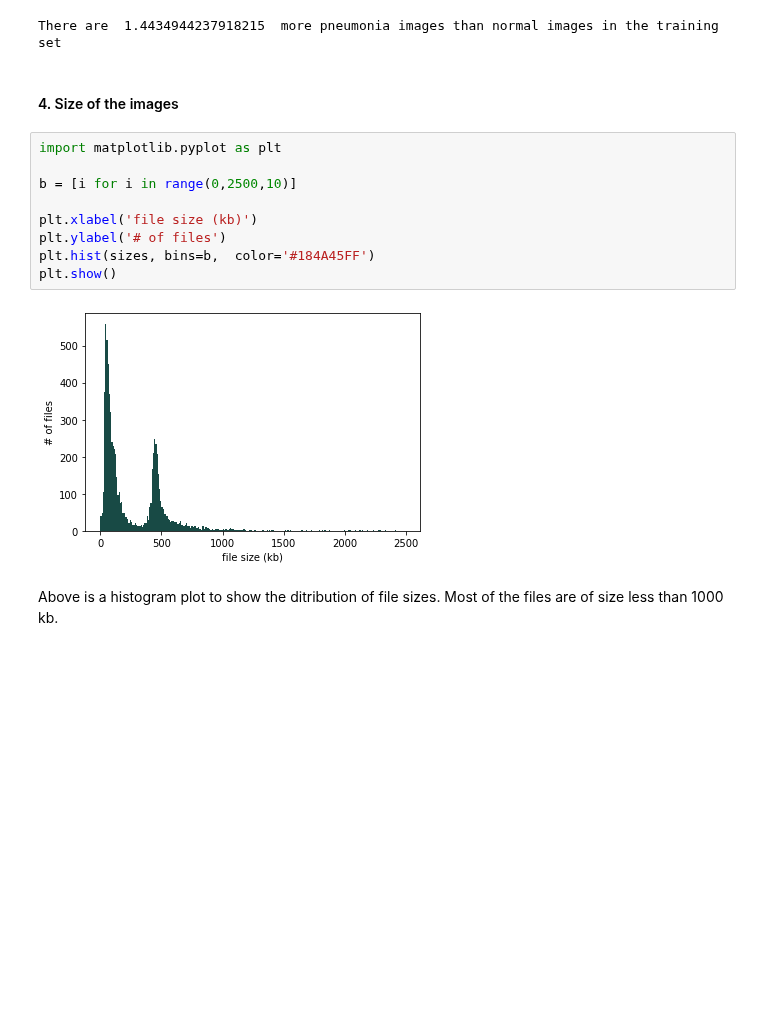
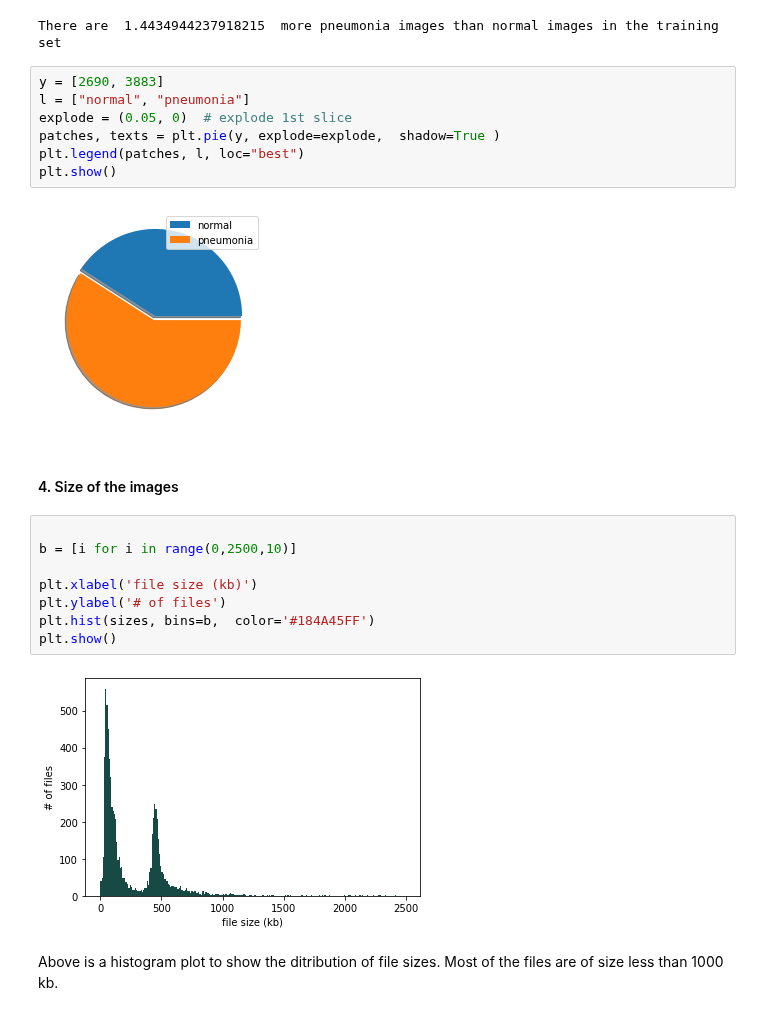
Before and after one commit to erotavlas/machine-learning, a Jupyter notebook: IBMAdvancedDataScience_Capstone/IBMAdvancedDataScience_Capstone_Incomplete.ipynb, the cells around one changed output. Drawn from its saved outputs; the diff is of its cells as text; blank space fills up the shorter version.

```diff
--- a/IBMAdvancedDataScience_Capstone/IBMAdvancedDataScience_Capstone_Incomplete.ipynb
+++ b/IBMAdvancedDataScience_Capstone/IBMAdvancedDataScience_Capstone_Incomplete.ipynb
@@ -205,10 +215,18 @@ len(pneumonia)
 print('There are ', len(pneumonia)/len(normal), ' more pneumonia images than normal images in the training set')
 # %% [output]
 There are  1.4434944237918215  more pneumonia images than normal images in the training set
+# %%
+y = [2690, 3883]
+l = ["normal", "pneumonia"]
+explode = (0.05, 0)  # explode 1st slice
+patches, texts = plt.pie(y, explode=explode,  shadow=True )
+plt.legend(patches, l, loc="best")
+plt.show()
+# %% [output]
+[figure, added]
 # %% [markdown]
 #### 4. Size of the images
 # %%
-import matplotlib.pyplot as plt
 
 b = [i for i in range(0,2500,10)]
 
```
Also changed, not shown: parts of 108 cells of this notebook.
